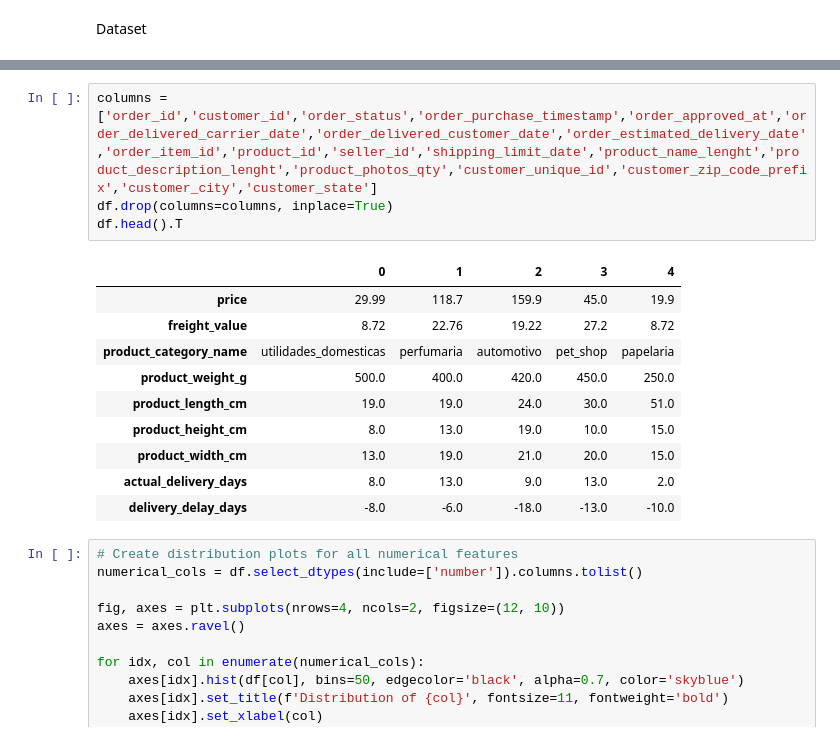
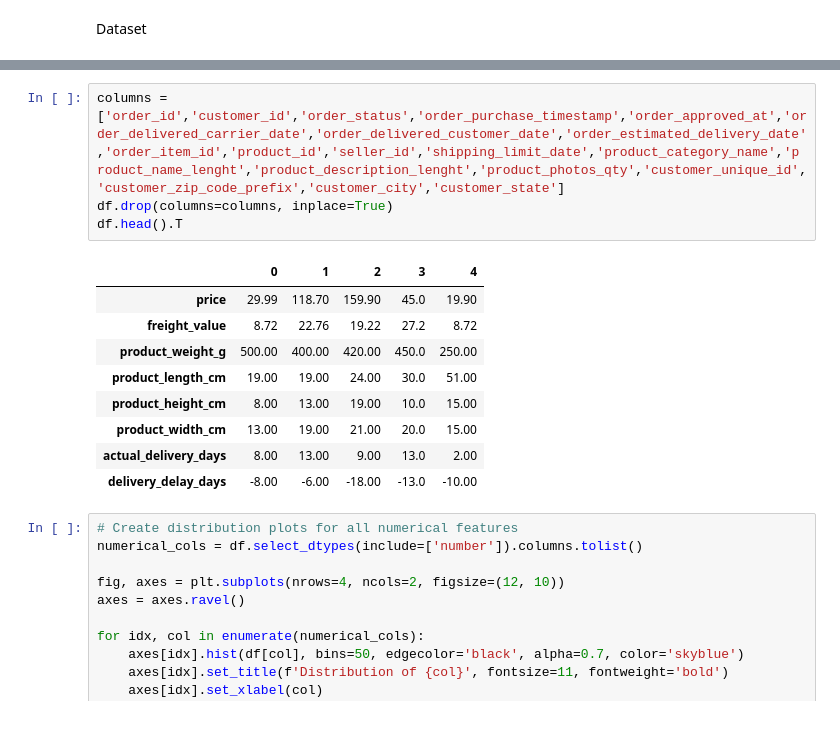
Before and after one commit to Labib1610/Olist_analysis, a Jupyter notebook: notebooks/ML_dataset_prep.ipynb, the cells around one changed output, grey strips where cells are left out. Drawn from its saved outputs; the diff is of its cells as text.

```diff
--- a/notebooks/ML_dataset_prep.ipynb
+++ b/notebooks/ML_dataset_prep.ipynb
@@ -27,20 +27,19 @@ df.head().T
 | actual_delivery_days | 8.0 | 13.0 | 9.0 | 13.0 | 2.0 |
 | delivery_delay_days | -8.0 | -6.0 | -18.0 | -13.0 | -10.0 |
 # %%
-columns = ['order_id','customer_id','order_status','order_purchase_timestamp','order_approved_at','order_delivered_carrier_date','order_delivered_customer_date','order_estimated_delivery_date','order_item_id','product_id','seller_id','shipping_limit_date','product_name_lenght','product_description_lenght','product_photos_qty','customer_unique_id','customer_zip_code_prefix','customer_city','customer_state']
+columns = ['order_id','customer_id','order_status','order_purchase_timestamp','order_approved_at','order_delivered_carrier_date','order_delivered_customer_date','order_estimated_delivery_date','order_item_id','product_id','seller_id','shipping_limit_date','product_category_name','product_name_lenght','product_description_lenght','product_photos_qty','customer_unique_id','customer_zip_code_prefix','customer_city','customer_state']
 df.drop(columns=columns, inplace=True)
 df.head().T
 # %% [output]
 |  | 0 | 1 | 2 | 3 | 4 |
-| price | 29.99 | 118.7 | 159.9 | 45.0 | 19.9 |
+| price | 29.99 | 118.70 | 159.90 | 45.0 | 19.90 |
 | freight_value | 8.72 | 22.76 | 19.22 | 27.2 | 8.72 |
-| product_category_name | utilidades_domesticas | perfumaria | automotivo | pet_shop | papelaria |
-| product_weight_g | 500.0 | 400.0 | 420.0 | 450.0 | 250.0 |
-| product_length_cm | 19.0 | 19.0 | 24.0 | 30.0 | 51.0 |
-| product_height_cm | 8.0 | 13.0 | 19.0 | 10.0 | 15.0 |
-| product_width_cm | 13.0 | 19.0 | 21.0 | 20.0 | 15.0 |
-| actual_delivery_days | 8.0 | 13.0 | 9.0 | 13.0 | 2.0 |
-| delivery_delay_days | -8.0 | -6.0 | -18.0 | -13.0 | -10.0 |
+| product_weight_g | 500.00 | 400.00 | 420.00 | 450.0 | 250.00 |
+| product_length_cm | 19.00 | 19.00 | 24.00 | 30.0 | 51.00 |
+| product_height_cm | 8.00 | 13.00 | 19.00 | 10.0 | 15.00 |
+| product_width_cm | 13.00 | 19.00 | 21.00 | 20.0 | 15.00 |
+| actual_delivery_days | 8.00 | 13.00 | 9.00 | 13.0 | 2.00 |
+| delivery_delay_days | -8.00 | -6.00 | -18.00 | -13.0 | -10.00 |
 # %%
 # Create distribution plots for all numerical features
 numerical_cols = df.select_dtypes(include=['number']).columns.tolist()
```
Also changed, not shown: 2 other files.
